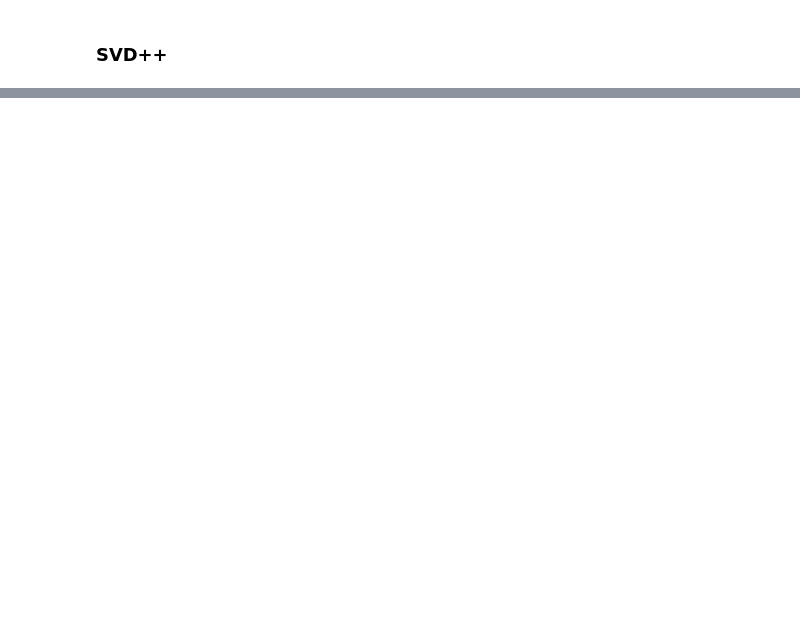
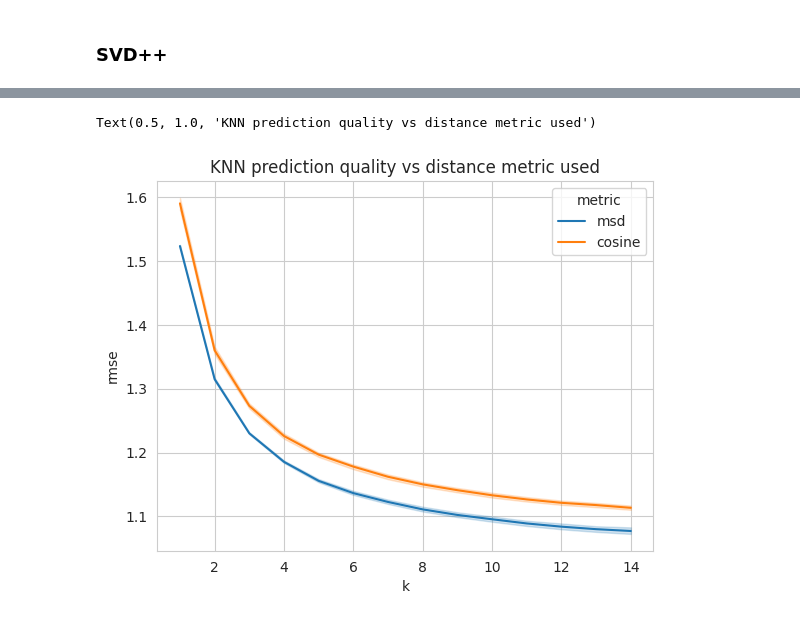
Before and after one commit to voorhs/recsys, a Jupyter notebook: hw1/exps.ipynb, the cells around one changed output, grey strips where cells are left out. Cells and saved outputs as stored; diff of their text form; code cells hidden in the pictures; blank space fills up the shorter version.

```diff
--- a/hw1/exps.ipynb
+++ b/hw1/exps.ipynb
@@ -382,0 +585,7 @@ dill.dump_session('session_3.db')
+# %%
+df_ = df[df.with_means == False]
+sns.lineplot(df_, y='rmse', x='k', hue='metric')
+plt.title('KNN prediction quality vs distance metric used')
+# %% [output]
+Text(0.5, 1.0, 'KNN prediction quality vs distance metric used')
+[figure, added]
```
Also changed, not shown: parts of 56 cells of this notebook.
